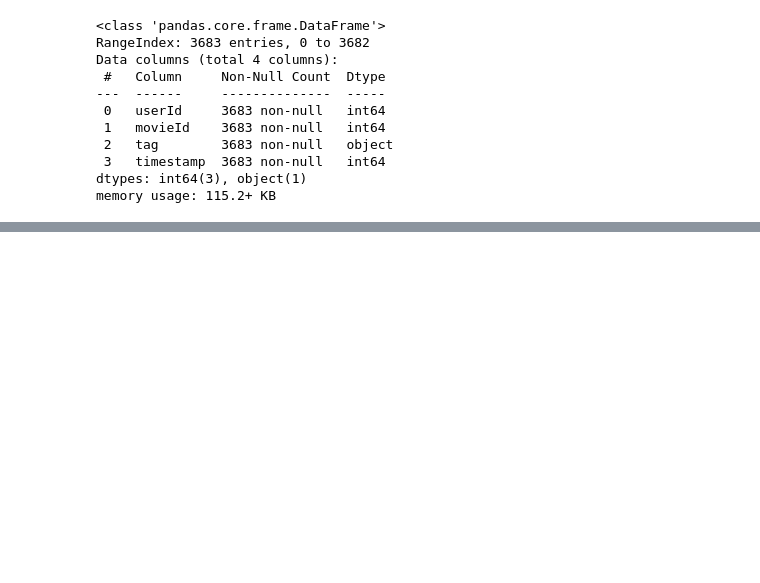
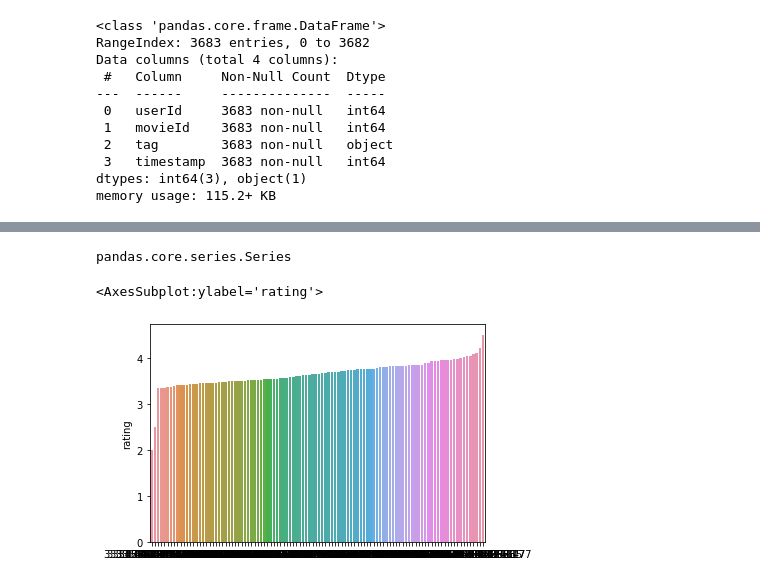
Before and after one commit to ehcp10/D1AED-Atividade1, a Jupyter notebook: atividade1.ipynb, the cells around one changed output, grey strips where cells are left out. Drawn from its saved outputs; the diff is of its cells as text; code cells hidden in the pictures; blank space fills up the shorter version.

```diff
--- a/atividade1.ipynb
+++ b/atividade1.ipynb
@@ -33,3 +108,10 @@ movies.shape
 # %%
-movies.info()
+# pd.options.display.max_rows = 10
+movies['title'] = movies['title'].str.strip()
+movies['title'].str.slice(start=-5, stop=-1)
+movies['release_year'] = movies['title'].str.slice(start=-5, stop=-1)
+movies['release_year'] = movies.release_year.str.replace('\)','', regex=True)
+movies['release_year'] = movies.release_year.str.replace('\(','', regex=True)
+movies['release_year'] = pd.to_numeric(movies['release_year'], errors='coerce', downcast='signed').astype(pd.Int64Dtype())
+movies['release_year'].drop_duplicates()
 # %% [output]
@@ -137,0 +239,2 @@ memory usage: 115.2+ KB
+# %%
+movies_ratings = movies.merge(ratings,on='movieId')
@@ -137,0 +262,3 @@ memory usage: 115.2+ KB
+# %%
+movies_rating_clear = movies_ratings[movies_ratings['release_year'].notna()]
+movies_rating_clear.groupby('release_year')['rating'].mean()
@@ -137,0 +279,12 @@ memory usage: 115.2+ KB
+# %%
+medias_por_ano = movies_rating_clear.groupby('release_year').mean().rating
+type(medias_por_ano)
+# %% [output]
+pandas.core.series.Series
+# %%
+# medias_por_ano.plot(kind='hist', x=movies_rating_clear['release_year'], y= medias_por_ano )
+# sns.histplot(medias_por_ano, x=medias_por_ano.index, y=medias_por_ano.values,bins=20)
+sns.barplot(data=medias_por_ano, y=medias_por_ano.index, x=medias_por_ano.values)
+# %% [output]
+<AxesSubplot:ylabel='rating'>
+[figure, added]
```
Also changed, not shown: parts of 17 cells of this notebook.
